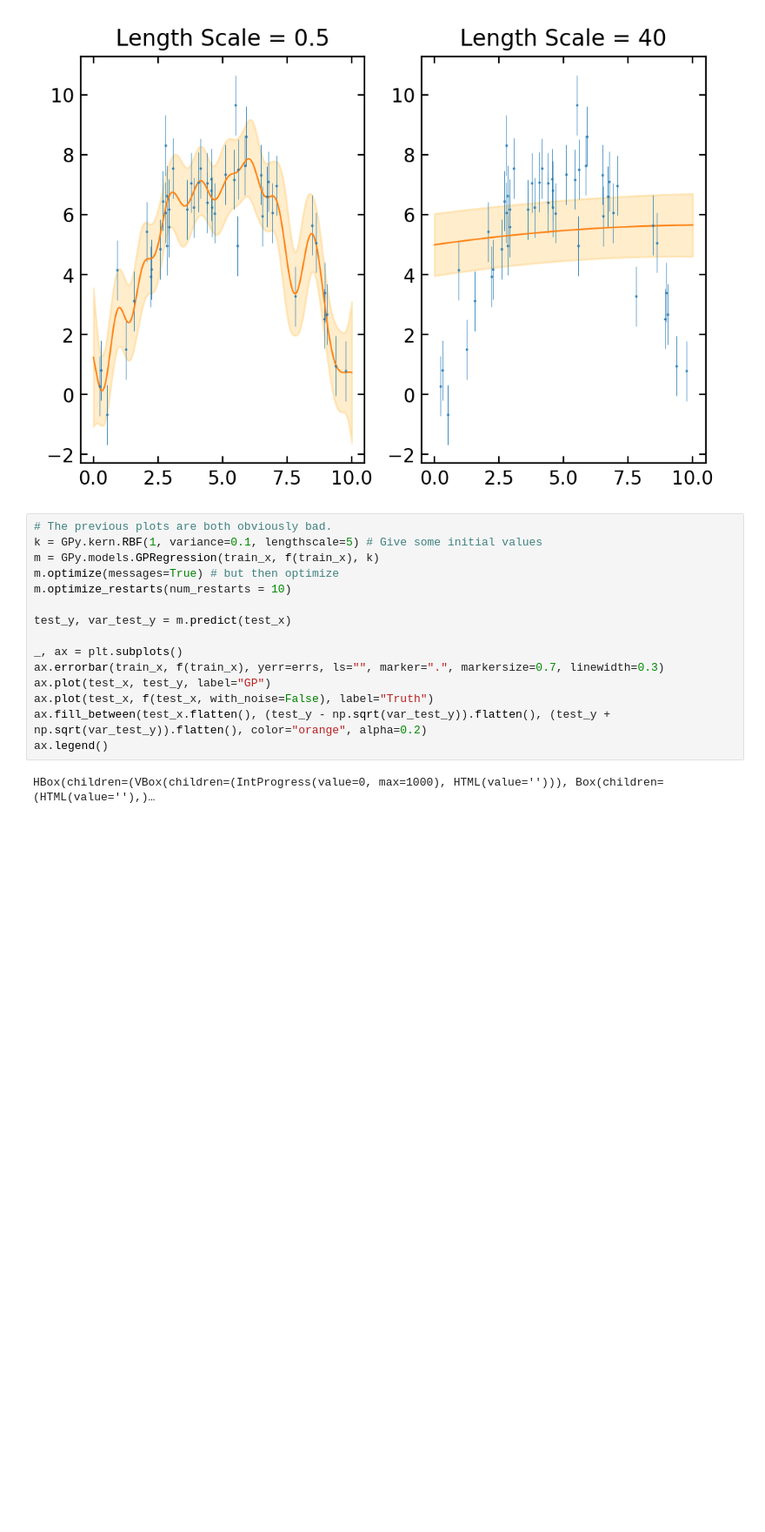
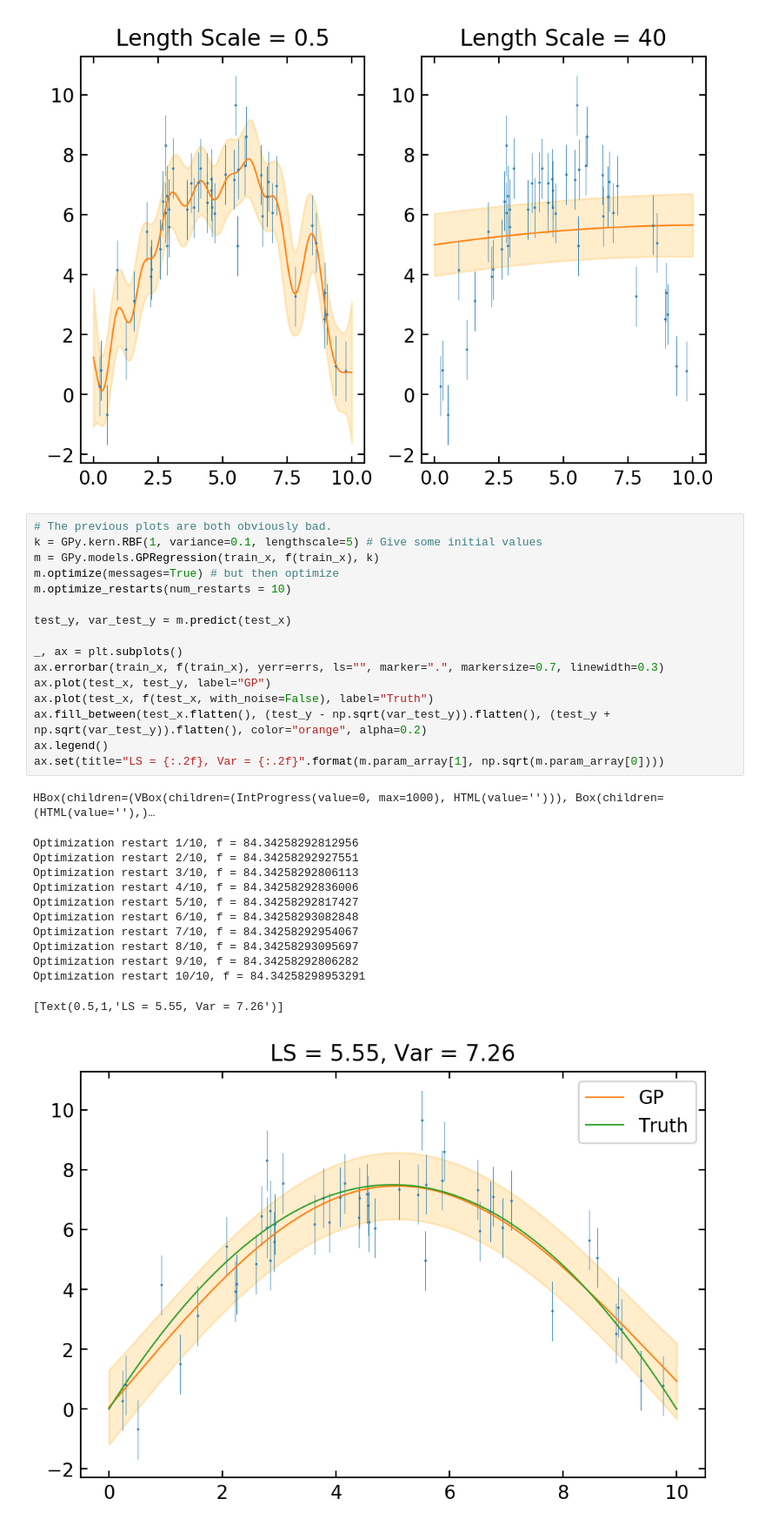
Before and after one commit to eniaxhakaj/phys_learning, a Jupyter notebook: gaussian_processes/Hyperparam_exploration.ipynb, the cells around one changed output. Shown at 87% size. Cells and saved outputs as stored; diff of their text form; blank space fills up the shorter version.

Commit message:
with graph

```diff
--- a/gaussian_processes/Hyperparam_exploration.ipynb
+++ b/gaussian_processes/Hyperparam_exploration.ipynb
@@ -101,17 +101,30 @@ for i, (var, ls) in enumerate([(30, 0.5), (30, 40)]):
 # %%
 # The previous plots are both obviously bad.
 k = GPy.kern.RBF(1, variance=0.1, lengthscale=5) # Give some initial values
 m = GPy.models.GPRegression(train_x, f(train_x), k)
 m.optimize(messages=True) # but then optimize
 m.optimize_restarts(num_restarts = 10)
 
 test_y, var_test_y = m.predict(test_x)
 
 _, ax = plt.subplots()
 ax.errorbar(train_x, f(train_x), yerr=errs, ls="", marker=".", markersize=0.7, linewidth=0.3)
 ax.plot(test_x, test_y, label="GP")
 ax.plot(test_x, f(test_x, with_noise=False), label="Truth")
 ax.fill_between(test_x.flatten(), (test_y - np.sqrt(var_test_y)).flatten(), (test_y + np.sqrt(var_test_y)).flatten(), color="orange", alpha=0.2)
 ax.legend()
+ax.set(title="LS = {:.2f}, Var = {:.2f}".format(m.param_array[1], np.sqrt(m.param_array[0])))
 # %% [output]
 HBox(children=(VBox(children=(IntProgress(value=0, max=1000), HTML(value=''))), Box(children=(HTML(value=''),)…
+Optimization restart 1/10, f = 84.34258292812956
+Optimization restart 2/10, f = 84.34258292927551
+Optimization restart 3/10, f = 84.34258292806113
+Optimization restart 4/10, f = 84.34258292836006
+Optimization restart 5/10, f = 84.34258292817427
+Optimization restart 6/10, f = 84.34258293082848
+Optimization restart 7/10, f = 84.34258292954067
+Optimization restart 8/10, f = 84.34258293095697
+Optimization restart 9/10, f = 84.34258292806282
+Optimization restart 10/10, f = 84.34258298953291
+[Text(0.5,1,'LS = 5.55, Var = 7.26')]
+[figure, added]
```
